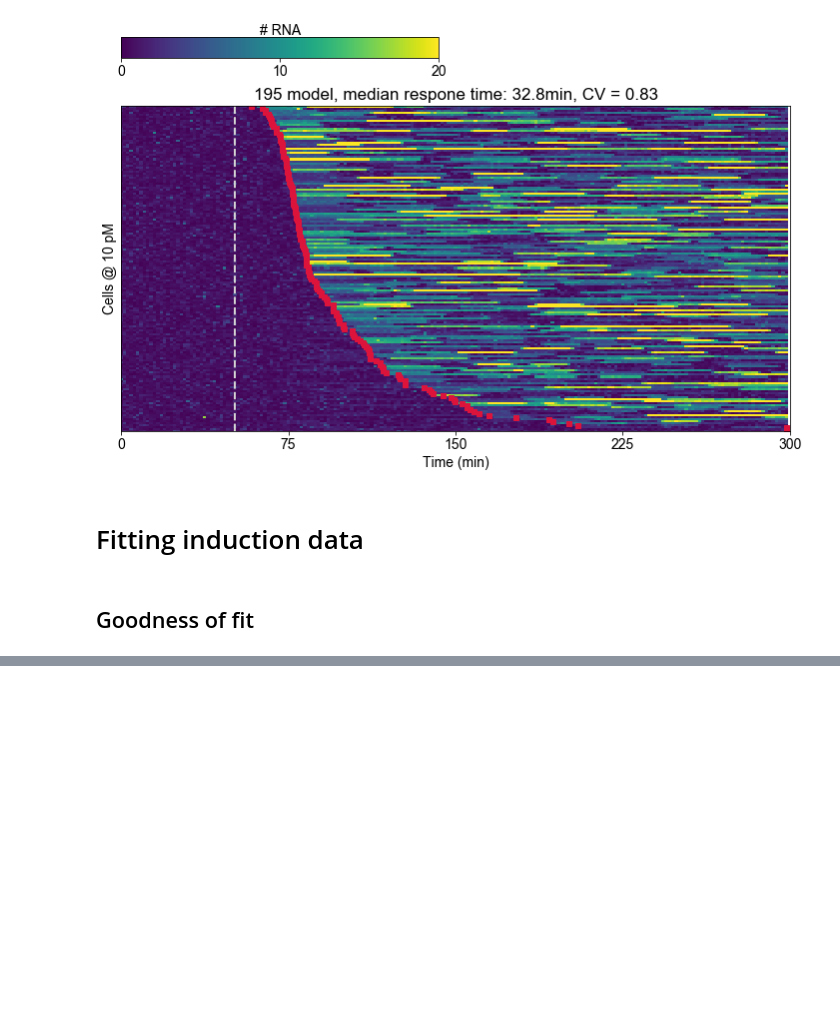
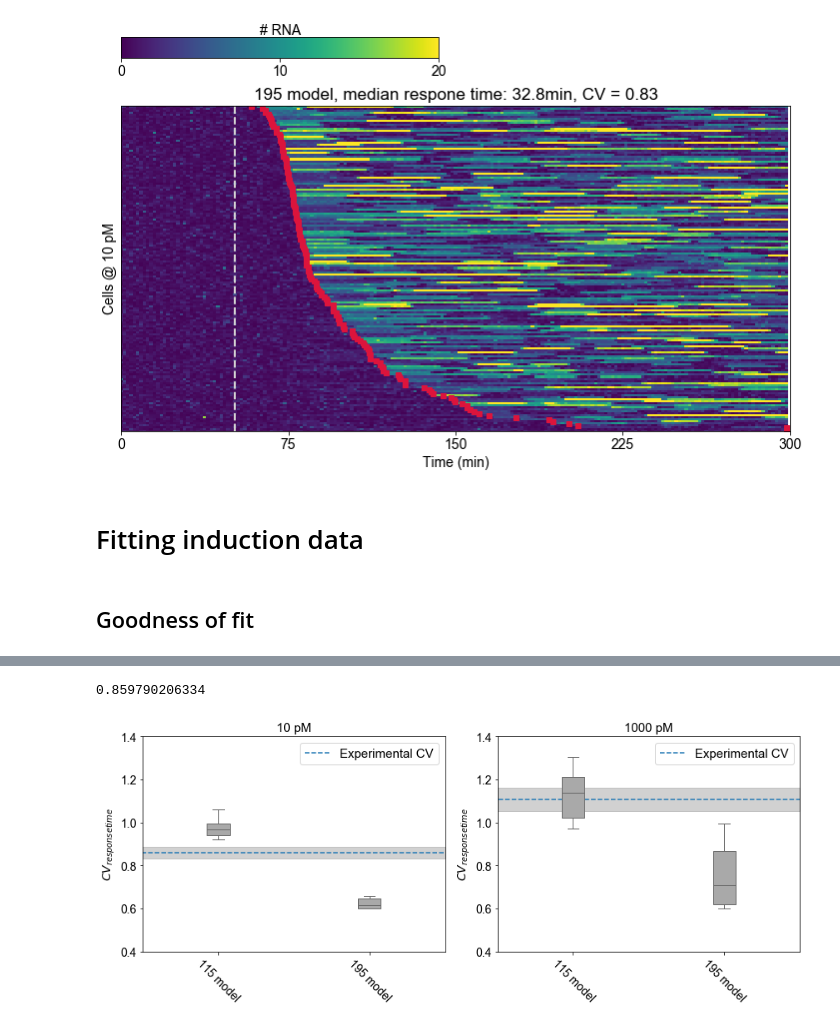
Before and after one commit to baumgast/gene_transcription_SMC_ABC, a Jupyter notebook: figure_4.ipynb, the cells around one changed output, grey strips where cells are left out. Drawn from its saved outputs; the diff is of its cells as text; code cells hidden in the pictures; blank space fills up the shorter version.

```diff
--- a/figure_4.ipynb
+++ b/figure_4.ipynb
@@ -24,7 +26,7 @@ time_ind = np.arange(0,data_ind_10pM.shape[0])*1.5
 # Experimental response time, Fig 4 A & B
 # %%
 def extract_response_simple_thresholding(data,time,window,threshold,plot = False):
-    data_median = sp.signal.medfilt(data,window)
+    data_median = signal.medfilt(data,window)
 
     on = data_median >= threshold
     on = sp.ndimage.binary_opening(on, structure=np.ones(5,)).astype(np.int)
@@ -249,0 +311,47 @@ fig_EV4_simulation195(sim_195_1000_sorted,resp_t_sim_195)
+# %%
+CV_115_10,resp_T_115_10 = extract_response_multi_particles(smc_ind_10pM_115[1]/scale,time_ind[0:-induction_index],window=window,threshold=threshold)
+CV_195_10,resp_T_195_10 = extract_response_multi_particles(smc_ind_10pM_195[1]/scale,time_ind[0:-induction_index],window=window,threshold=threshold)
+
+CV_115_1000,resp_T_115_1000 = extract_response_multi_particles(smc_ind_1000pM_115[1]/scale,time_ind[0:-induction_index],window=window,threshold=threshold)
+CV_195_1000,resp_T_195_1000 = extract_response_multi_particles(smc_ind_1000pM_195[1]/scale,time_ind[0:-induction_index],window=window,threshold=threshold)
+# %%
+# plot
+fig,ax = pl.subplots(1,2, figsize = (12,5))
+
+x = sp.linspace(-0.5,2.5,10)
+y = np.zeros(10)+CV_10_boot.mean()
+print(CV_10_boot.mean())
+high = y + CV_10_boot.std()
+low = y - CV_10_boot.std()
+ax[0].fill_between(x,high,low,color = 'dimgrey',alpha = 0.3)
+ax[0].plot(x,y,'--', label = 'Experimental CV')
+
+CV_10 = [CV_115_10,CV_195_10]
+bp = ax[0].boxplot(CV_10,patch_artist=True,whis = [5,95],showfliers = False)
+nice_boxplots(bp)
+ax[0].legend(fontsize = 15)
+ax[0].set_title('10 pM',fontsize=15)
+ax[0].set_ylim(0.4,1.4)
+ax[0].set_ylabel('$CV_{response time}$')
+ax[0].set_xticklabels(['115 model','195 model'],rotation = -45)
+
+y = np.zeros(10)+CV_1000_boot.mean()
+high = y + CV_1000_boot.std()
+low = y - CV_1000_boot.std()
+ax[1].fill_between(x,high,low,color = 'dimgrey',alpha = 0.3)
+ax[1].plot(x,y,'--', label = 'Experimental CV')
+
+
+CV_1000 = [CV_115_1000,CV_195_1000]
+bp = ax[1].boxplot(CV_1000,patch_artist=True,whis=[5,95],showfliers=False)
+nice_boxplots(bp)
+ax[1].legend(fontsize = 15)
+ax[1].set_title('1000 pM',fontsize=15)
+ax[1].set_ylim(0.4,1.4)
+ax[1].set_ylabel('$CV_{response time}$')
+ax[1].set_xticklabels(['115 model','195 model'],rotation = -45)
+
+pl.tight_layout()
+# %% [output]
+0.859790206334
+[figure, added]
```
Also changed, not shown: parts of 7 cells of this notebook, 7 other files.
